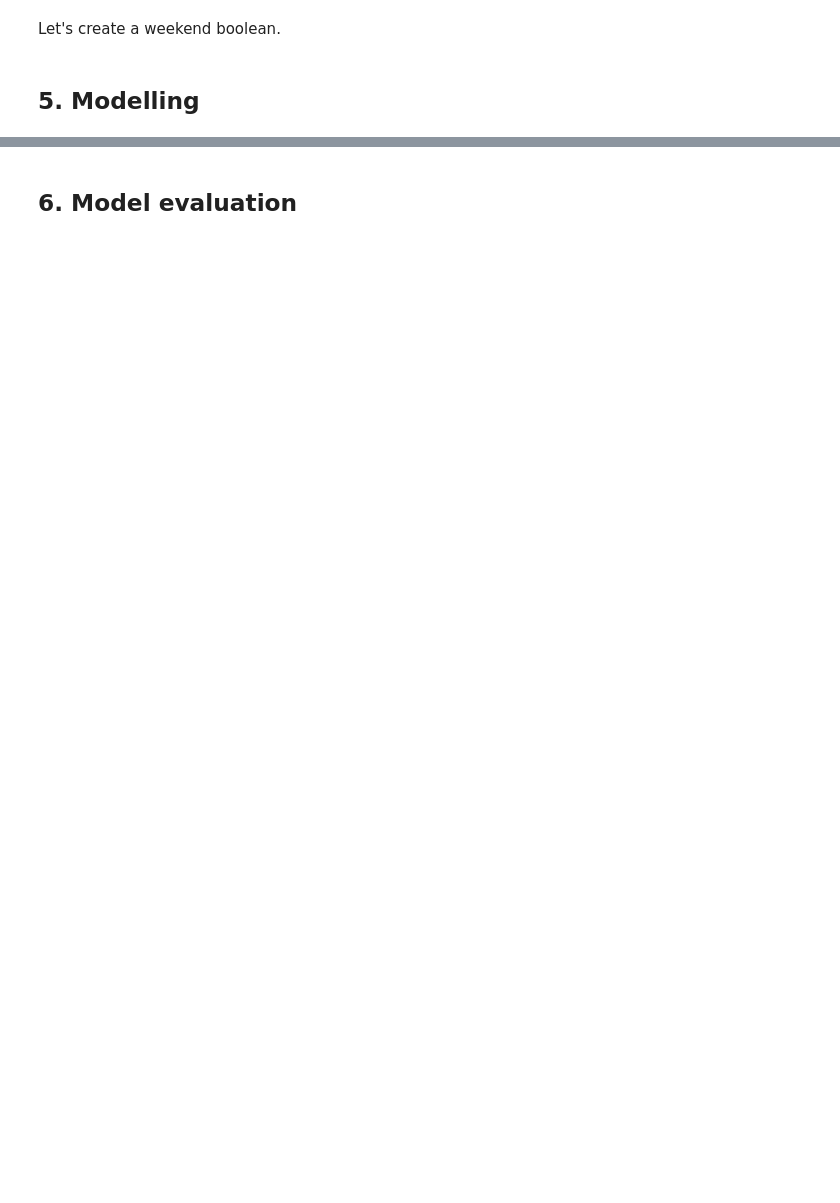
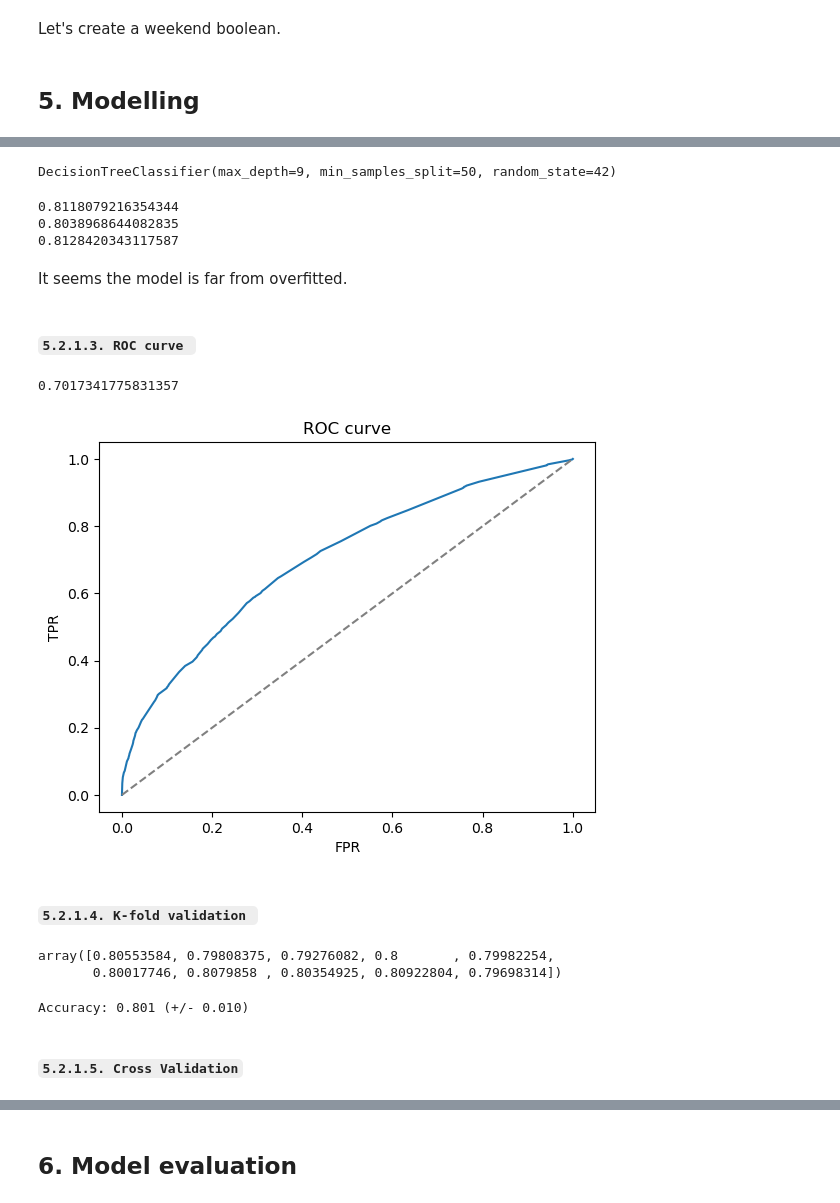
Before and after one commit to hidiegorguez/JFK-Delay-Prediction, a Jupyter notebook: jfk_delay_prediction.ipynb, the cells around one changed output, grey strips where cells are left out. Saved outputs shown, nothing was run; the diff lists cells and outputs as text; code cells hidden in the pictures; blank space fills up the shorter version.

```diff
--- a/jfk_delay_prediction.ipynb
+++ b/jfk_delay_prediction.ipynb
@@ -577,0 +678,7 @@ df.drop(columns=['fl_date'],inplace=True)
+# %%
+for i in range(1, 20):
+    model521 = DecisionTreeClassifier(max_depth=i, random_state=42)
+    model521.fit(X_train, y_train)
+    train_accuracy = model521.score(X_train, y_train)
+    test_accuracy = model521.score(X_val, y_val)
+    print('Tree max_depth: {}. Train: {} - Test: {}'.format(i, train_accuracy, test_accuracy))
@@ -577,0 +709,7 @@ df.drop(columns=['fl_date'],inplace=True)
+# %%
+for i in range(1, 20):
+    model521 = DecisionTreeClassifier(max_depth=i, random_state=42,min_samples_split=50)
+    model521.fit(X_train, y_train)
+    train_accuracy = model521.score(X_train, y_train)
+    test_accuracy = model521.score(X_val, y_val)
+    print('Tree max_depth: {}. Train: {} - Test: {}'.format(i, train_accuracy, test_accuracy))
@@ -577,0 +738,40 @@ df.drop(columns=['fl_date'],inplace=True)
+# %%
+model521=DecisionTreeClassifier(max_depth=9,random_state=42,min_samples_split=50)
+model521.fit(X_train,y_train)
+# %% [output]
+DecisionTreeClassifier(max_depth=9, min_samples_split=50, random_state=42)
+# %%
+print(model521.score(X_train,y_train))
+print(model521.score(X_val,y_val))
+print(model521.score(X_test,y_test))
+# %% [output]
+0.8118079216354344
+0.8038968644082835
+0.8128420343117587
+# %% [markdown]
+It seems the model is far from overfitted.
+# %% [markdown]
+##### ``5.2.1.3. ROC curve ``
+# %%
+y_test_pred = pd.DataFrame({'DelayPrediction' : model521.predict(X_test),
+                            'DelayScore': model521.predict_proba(X_test)[:,1]},
+                            index=y_test.index)
+results_df_test = y_test.join(y_test_pred, how= 'inner')
+results_df_test['Success'] = (results_df_test[target] == results_df_test['DelayPrediction']).astype(int)
+
+print(metrics.roc_auc_score(results_df_test[target],results_df_test['DelayScore']))
+# %% [output]
+0.7017341775831357
+# %%
+fpr, tpr, _ = metrics.roc_curve(results_df_test[target], results_df_test['DelayScore'])
+plt.clf()
+plt.plot(fpr, tpr)
+plt.plot([0, 1], [0, 1], color='gray', linestyle='--')
+plt.xlabel('FPR')
+plt.ylabel('TPR')
+plt.title('ROC curve')
+plt.show()
+# %% [output]
+[figure, added]
+# %% [markdown]
+##### ``5.2.1.4. K-fold validation ``
@@ -577,0 +780,12 @@ df.drop(columns=['fl_date'],inplace=True)
+# %%
+scores = model_selection.cross_val_score(model521, X_val, y_val, cv=model521k)
+scores
+# %% [output]
+array([0.80553584, 0.79808375, 0.79276082, 0.8       , 0.79982254,
+       0.80017746, 0.8079858 , 0.80354925, 0.80922804, 0.79698314])
+# %%
+print("Accuracy: %0.3f (+/- %0.3f)" % (scores.mean(), scores.std() * 2))
+# %% [output]
+Accuracy: 0.801 (+/- 0.010)
+# %% [markdown]
+##### `5.2.1.5. Cross Validation`
```
Also changed, not shown: parts of 32 cells of this notebook.
